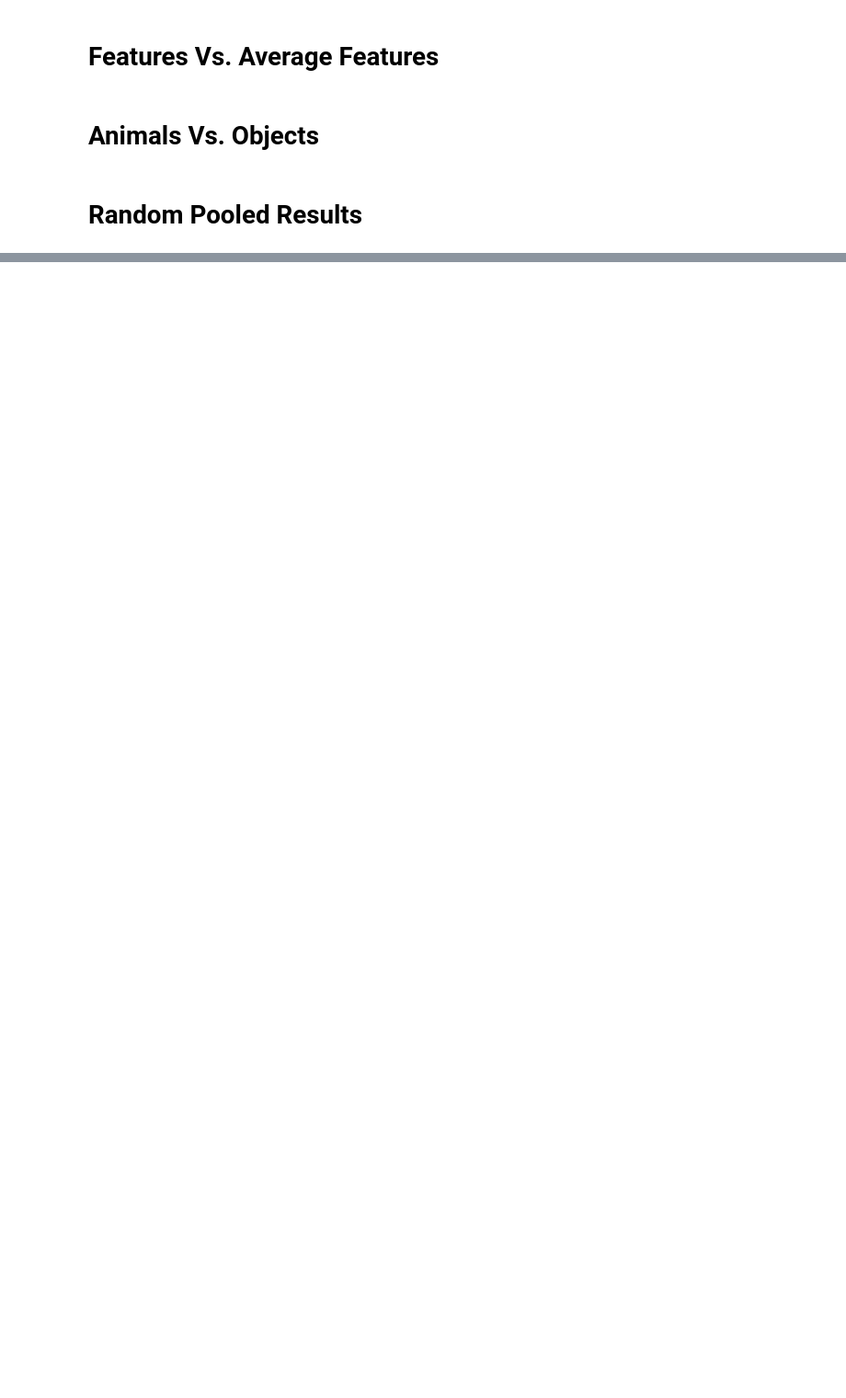
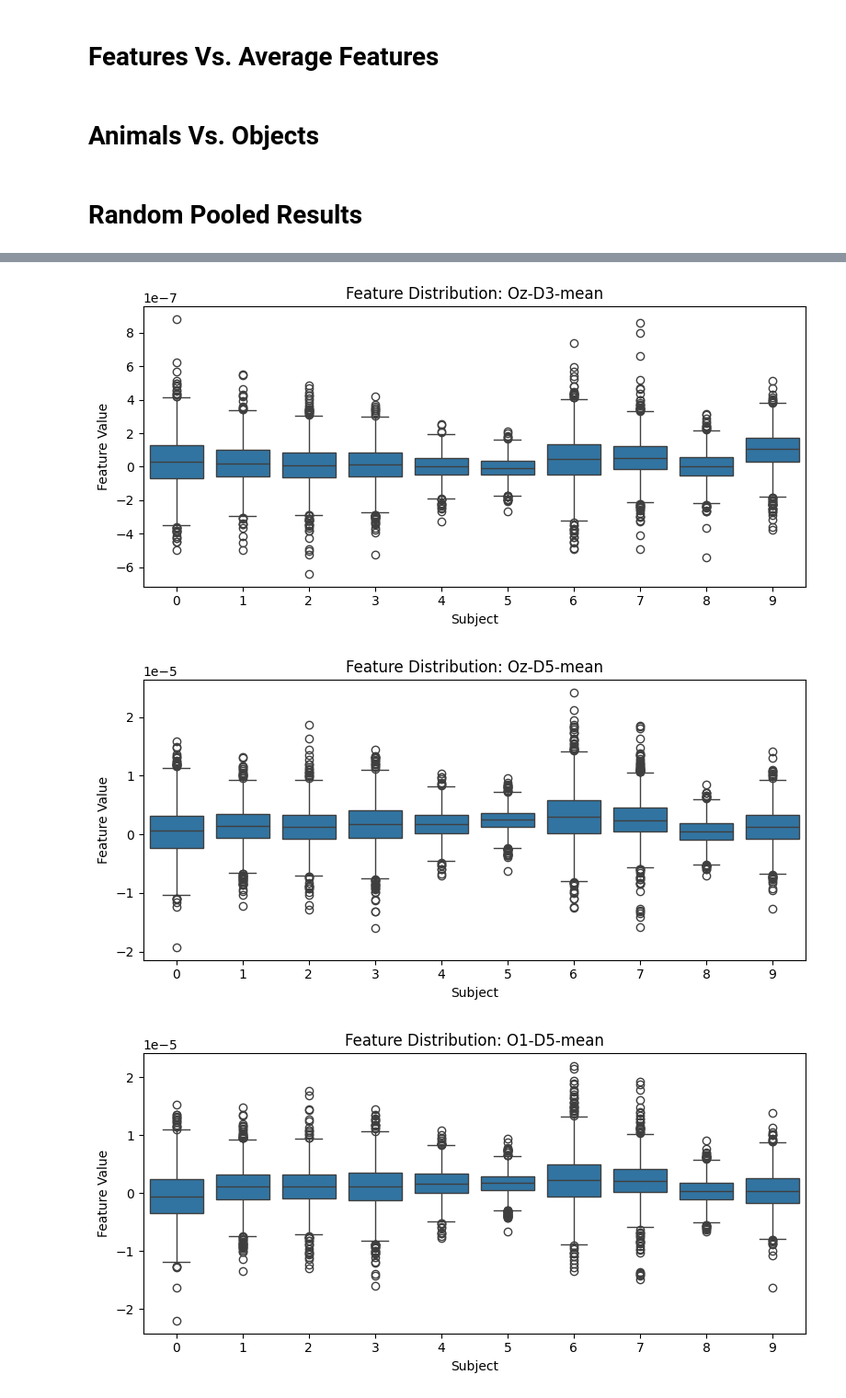
Before and after one commit to Dennis-T-cloud/EEG-Biometrics-Neural-Identity, a Jupyter notebook: 05_ml.ipynb, the cells around one changed output, grey strips where cells are left out. Shown at 92% size. Drawn from its saved outputs; the diff is of its cells as text; code cells hidden in the pictures; blank space fills up the shorter version.

Commit message:
add analysis of feature importance

```diff
--- a/05_ml.ipynb
+++ b/05_ml.ipynb
@@ -207,0 +343,19 @@ Average accuracy is 0.8075000000000001
+# %%
+# Identify globally important features from Logistic Regression
+
+scaler = lr_model.named_steps["standardscaler"]
+clf = lr_model.named_steps["logisticregression"]
+
+layout = data["layout"]
+
+# Average absolute coefficient across all classes
+global_importance = np.mean(np.abs(clf.coef_), axis=0)
+
+# Get top features
+top_k = 10
+top_indices = np.argsort(global_importance)[-top_k:][::-1]
+
+print("Top globally important features:")
+for idx in top_indices:
+    ch, band, feat, col = layout[idx]
+    print(f"importance={global_importance[idx]:.4f} | col={col} | {ch}-{band}-{feat}")
@@ -207,0 +374,34 @@ Average accuracy is 0.8075000000000001
+# %%
+import seaborn as sns
+import matplotlib.pyplot as plt
+import pandas as pd
+
+# Plot distributions for the most important features
+
+for idx in top_indices:
+
+    ch, band, feat, col = layout[idx]
+
+    df_plot = pd.DataFrame({
+        "value": X[:, idx],
+        "subject": y.astype(str)
+    })
+
+    plt.figure(figsize=(8,4))
+
+    sns.boxplot(
+        data=df_plot,
+        x="subject",
+        y="value"
+    )
+
+    plt.title(f"Feature Distribution: {ch}-{band}-{feat}")
+    plt.xlabel("Subject")
+    plt.ylabel("Feature Value")
+
+    plt.tight_layout()
+    plt.show()
+# %% [output]
+[figure, added]
+[figure, added]
+[figure, added]
```
Also changed, not shown: parts of 23 cells of this notebook, 1 other file.
